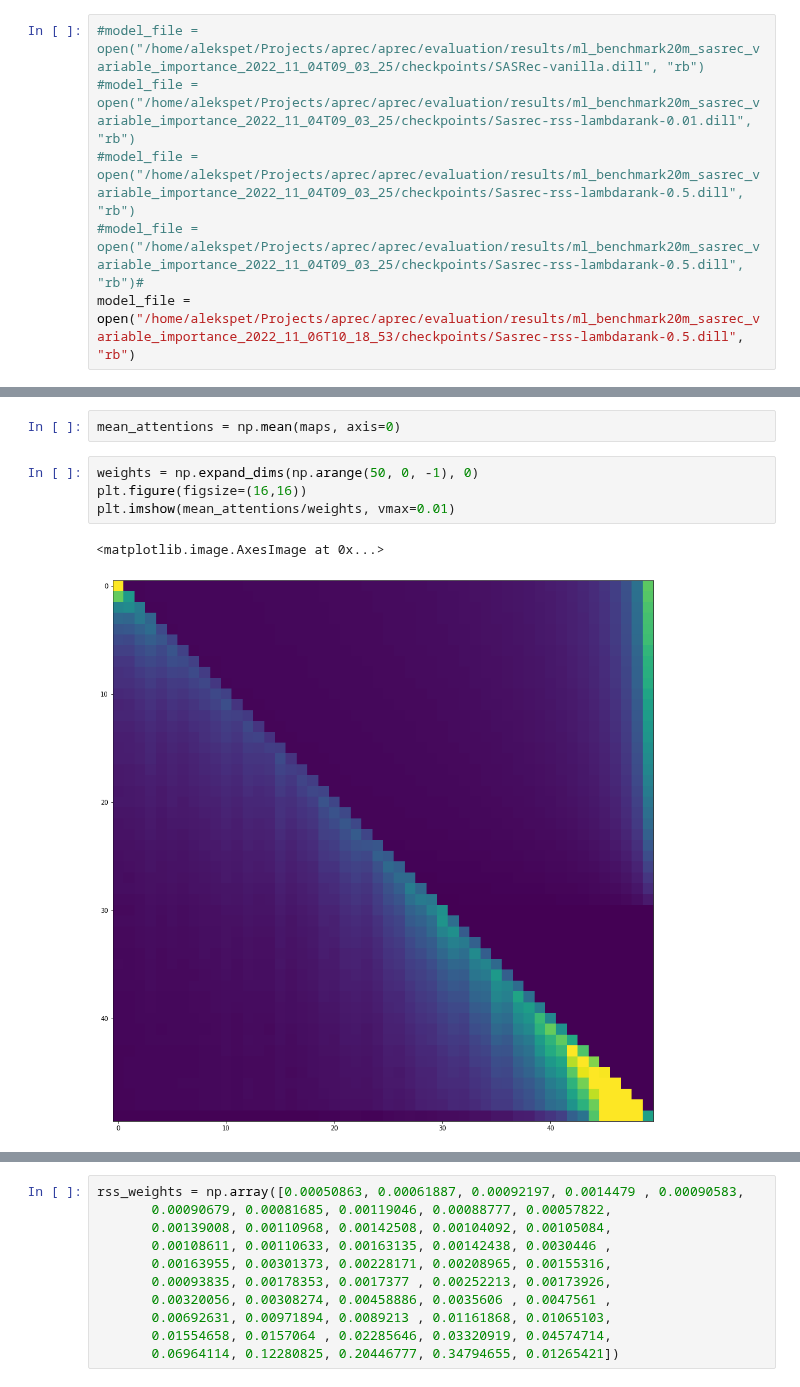
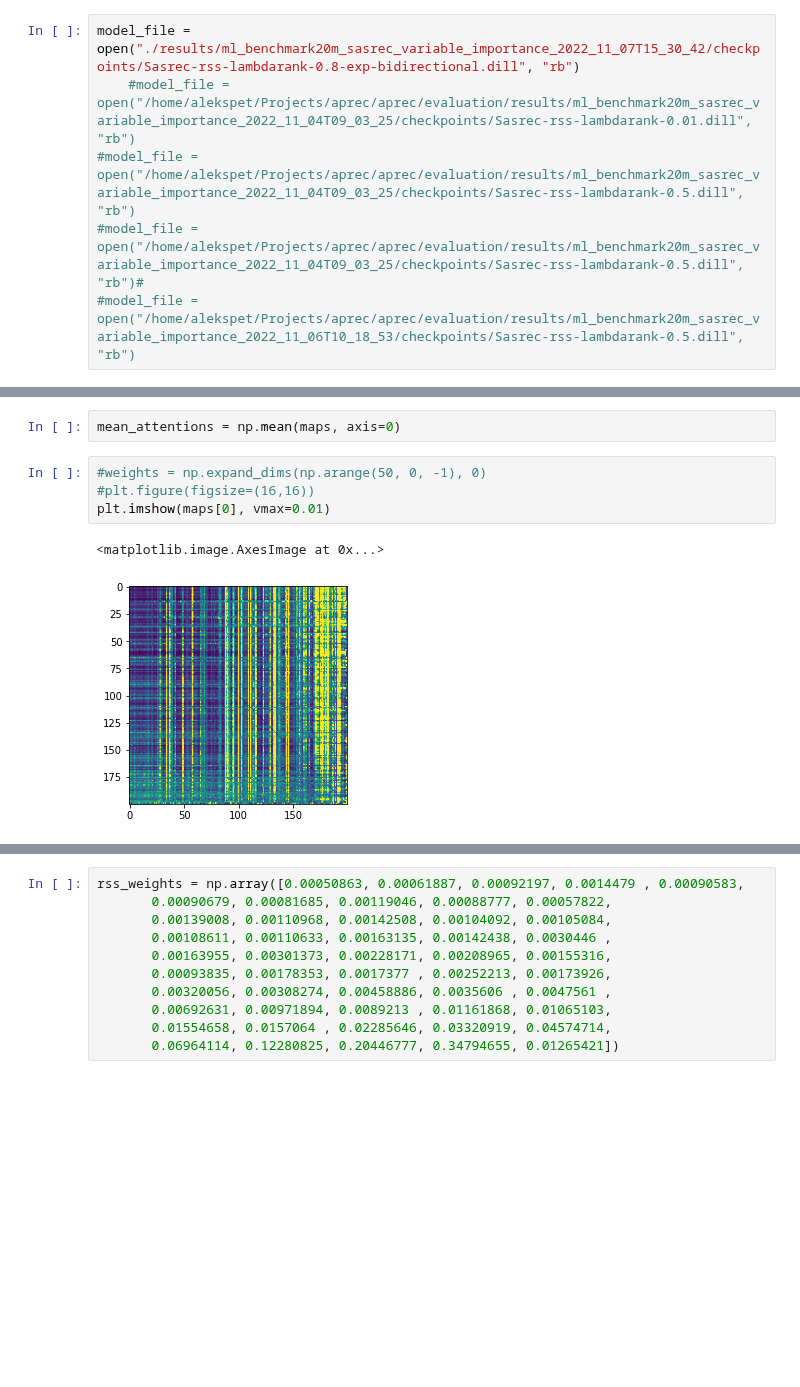
Before and after one commit to asash/gptrec_rl, a Jupyter notebook: evaluation/Sasrec-Rss-Attention-Analysis.ipynb, the cells around one changed output, grey strips where cells are left out. Drawn from its saved outputs; the diff is of its cells as text; blank space fills up the shorter version.

```diff
--- a/evaluation/Sasrec-Rss-Attention-Analysis.ipynb
+++ b/evaluation/Sasrec-Rss-Attention-Analysis.ipynb
@@ -7,11 +7,11 @@ import tqdm
 from keras.layers import Embedding
 import numpy as np
 # %%
-#model_file = open("/home/alekspet/Projects/aprec/aprec/evaluation/results/ml_benchmark20m_sasrec_variable_importance_2022_11_04T09_03_25/checkpoints/SASRec-vanilla.dill", "rb")
-#model_file = open("/home/alekspet/Projects/aprec/aprec/evaluation/results/ml_benchmark20m_sasrec_variable_importance_2022_11_04T09_03_25/checkpoints/Sasrec-rss-lambdarank-0.01.dill", "rb")
+model_file = open("./results/ml_benchmark20m_sasrec_variable_importance_2022_11_07T15_30_42/checkpoints/Sasrec-rss-lambdarank-0.8-exp-bidirectional.dill", "rb")
+    #model_file = open("/home/alekspet/Projects/aprec/aprec/evaluation/results/ml_benchmark20m_sasrec_variable_importance_2022_11_04T09_03_25/checkpoints/Sasrec-rss-lambdarank-0.01.dill", "rb")
 #model_file = open("/home/alekspet/Projects/aprec/aprec/evaluation/results/ml_benchmark20m_sasrec_variable_importance_2022_11_04T09_03_25/checkpoints/Sasrec-rss-lambdarank-0.5.dill", "rb")
 #model_file = open("/home/alekspet/Projects/aprec/aprec/evaluation/results/ml_benchmark20m_sasrec_variable_importance_2022_11_04T09_03_25/checkpoints/Sasrec-rss-lambdarank-0.5.dill", "rb")#
-model_file = open("/home/alekspet/Projects/aprec/aprec/evaluation/results/ml_benchmark20m_sasrec_variable_importance_2022_11_06T10_18_53/checkpoints/Sasrec-rss-lambdarank-0.5.dill", "rb")
+#model_file = open("/home/alekspet/Projects/aprec/aprec/evaluation/results/ml_benchmark20m_sasrec_variable_importance_2022_11_06T10_18_53/checkpoints/Sasrec-rss-lambdarank-0.5.dill", "rb")
 # %%
 recommender = dill.load(model_file)
 # %%
@@ -36,9 +34,9 @@ for n in tqdm.tqdm(range(1000)):
 # %%
 mean_attentions = np.mean(maps, axis=0)
 # %%
-weights = np.expand_dims(np.arange(50, 0, -1), 0)
-plt.figure(figsize=(16,16))
-plt.imshow(mean_attentions/weights, vmax=0.01)
+#weights = np.expand_dims(np.arange(50, 0, -1), 0)
+#plt.figure(figsize=(16,16))
+plt.imshow(maps[0], vmax=0.01)
 # %% [output]
 <matplotlib.image.AxesImage at 0x...>
-[figure, old version]
+[figure, new version]
```
Also changed, not shown: parts of 8 cells of this notebook, 10 other files.
